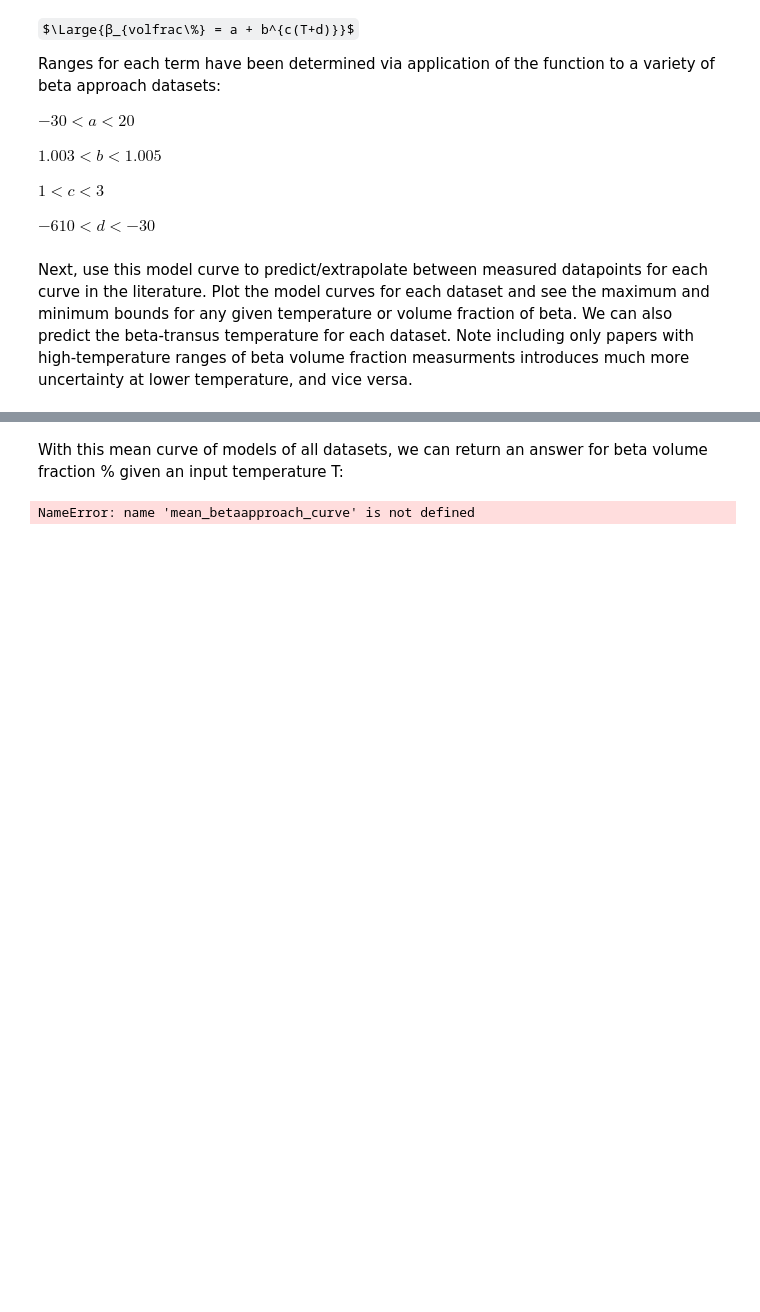
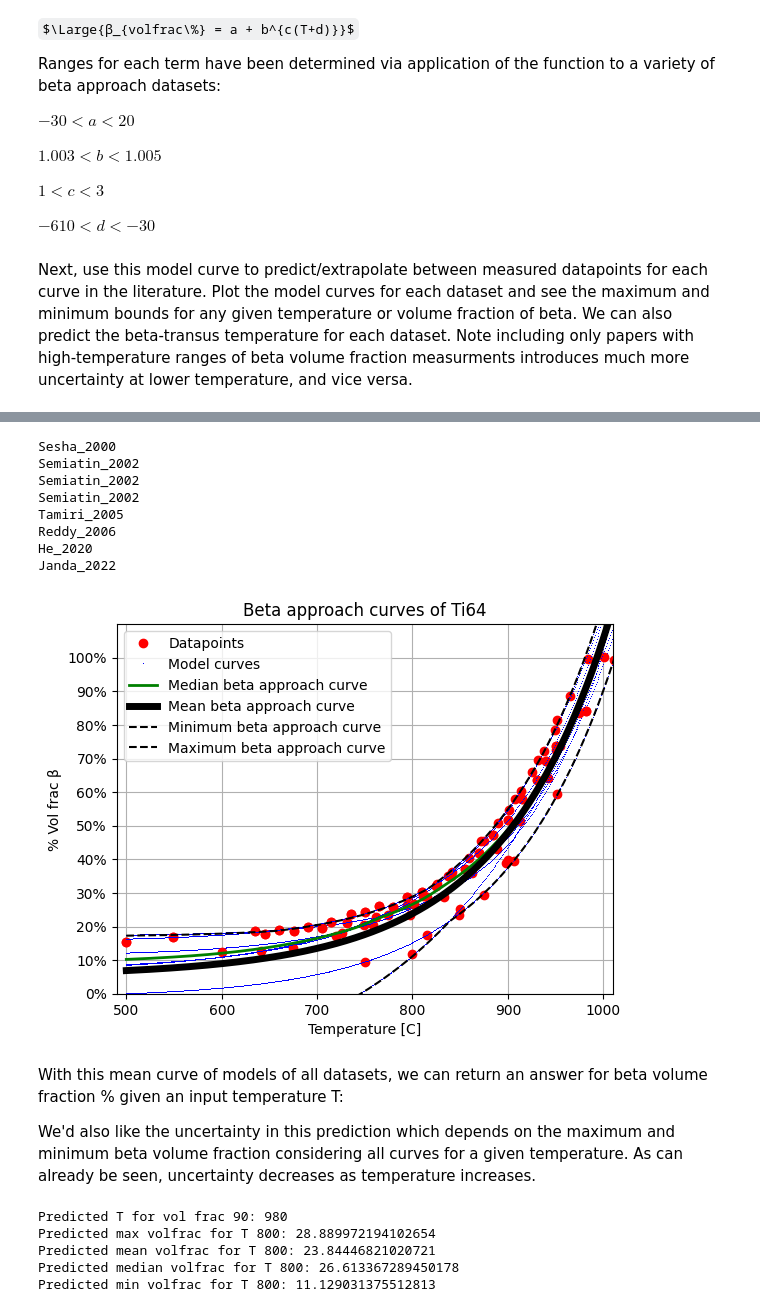
Before and after one commit to RoryAtBar/Ti64-statistical-modelling, a Jupyter notebook: Beta-approach_curves/Beta-approach_curve_plotter.ipynb, the cells around one changed output, grey strips where cells are left out. Saved outputs shown, nothing was run; the diff lists cells and outputs as text; code cells hidden in the pictures; some formulas as TeX source; blank space fills up the shorter version.

```diff
--- a/Beta-approach_curves/Beta-approach_curve_plotter.ipynb
+++ b/Beta-approach_curves/Beta-approach_curve_plotter.ipynb
@@ -284,17 +254,65 @@ NameError: name 'list_of_dataframes' is not defined
+# %%
+
+# Plot all beta approach data and curves
+filtered_database = plot_betaapproach(filtered_database)
+# plot mean curve
+mean_curve = plot_mean_curve(filtered_database)
+# plot median curve
+median_curve = plot_median_curve(filtered_database)
+# plot minmax curves
+min_curve, max_curve = plot_minmax_curves(filtered_database)
+
+# plot options
+plt.title('Beta approach curves of Ti64')
+plt.xlabel(f"Temperature [C]")
+plt.xlim(490, 1010)
+plt.ylabel(f"% Vol frac β")
+plt.ylim(0, 110)
+plt.yticks([0,10,20,30,40,50,60,70,80,90,100],
+           ["0%","10%","20%","30%","40%","50%","60%","70%","80%","90%","100%"])
+handles, labels = plt.gca().get_legend_handles_labels()
+by_label = dict(zip(labels, handles))
+plt.legend(by_label.values(), by_label.keys())
+plt.grid()
+# %% [output]
+Sesha_2000
+Semiatin_2002
+Semiatin_2002
+Semiatin_2002
+Tamiri_2005
+Reddy_2006
+He_2020
+Janda_2022
+[figure, added]
 # %% [markdown]
 With this mean curve of models of all datasets, we can return an answer for beta volume fraction \% given an input temperature T:
+
+We'd also like the uncertainty in this prediction which depends on the maximum and minimum beta volume fraction considering all curves for a given temperature. As can already be seen, uncertainty decreases as temperature increases.
-# %%
-input_T = 900
-
-mean_model_T = mean_betaapproach_curve['data'].iloc[:,0]
-mean_model_betavolfrac = mean_betaapproach_curve['data'].iloc[:,1]
-
-if 100 in np.around(mean_model_betavolfrac):
-    beta_transus = mean_model_T[ np.where(np.around(mean_model_betavolfrac)==100)[0] ]
-    print(f"\nBeta Transus: T={beta_transus.iloc[0]}C")
-
-T_idx = np.where(round(mean_betaapproach_curve['data'].iloc[:,0])==input_T)[0]
-beta_volfrac = mean_betaapproach_curve['data'].iloc[T_idx, 1].iloc[0]
-print(f"\nBeta volume fraction at T={input_T} is {beta_volfrac}%")
-# %% [output]
-NameError: name 'mean_betaapproach_curve' is not defined
+# %%
+
+input_Vfrac = 90
+input_T = 800
+
+T = beta_approach_curve["T"]
+beta_volfrac = mean_curve["beta_volfrac"]
+median_beta_volfrac = median_curve["beta_volfrac"]
+min_volfrac = min_curve["beta_volfrac"]
+max_volfrac = max_curve["beta_volfrac"]
+
+T_out = T[np.where(np.around(beta_volfrac)==input_Vfrac)[0][0]]
+volfrac_out = beta_volfrac[np.where(np.around(T)==input_T)[0][0]]
+median_volfrac_out = median_beta_volfrac[np.where(np.around(T)==input_T)[0][0]]
+max_volfrac_out = max_volfrac[np.where(np.around(T)==input_T)[0][0]]
+min_volfrac_out = min_volfrac[np.where(np.around(T)==input_T)[0][0]]
+
+print(f"Predicted T for vol frac {input_Vfrac}: {T_out}")
+print(f"Predicted max volfrac for T {input_T}: {max_volfrac_out}")
+print(f"Predicted mean volfrac for T {input_T}: {volfrac_out}")
+print(f"Predicted median volfrac for T {input_T}: {median_volfrac_out}")
+print(f"Predicted min volfrac for T {input_T}: {min_volfrac_out}")
+# %% [output]
+Predicted T for vol frac 90: 980
+Predicted max volfrac for T 800: 28.889972194102654
+Predicted mean volfrac for T 800: 23.84446821020721
+Predicted median volfrac for T 800: 26.613367289450178
+Predicted min volfrac for T 800: 11.129031375512813
```
Also changed, not shown: parts of 9 cells of this notebook, 2 other files.
